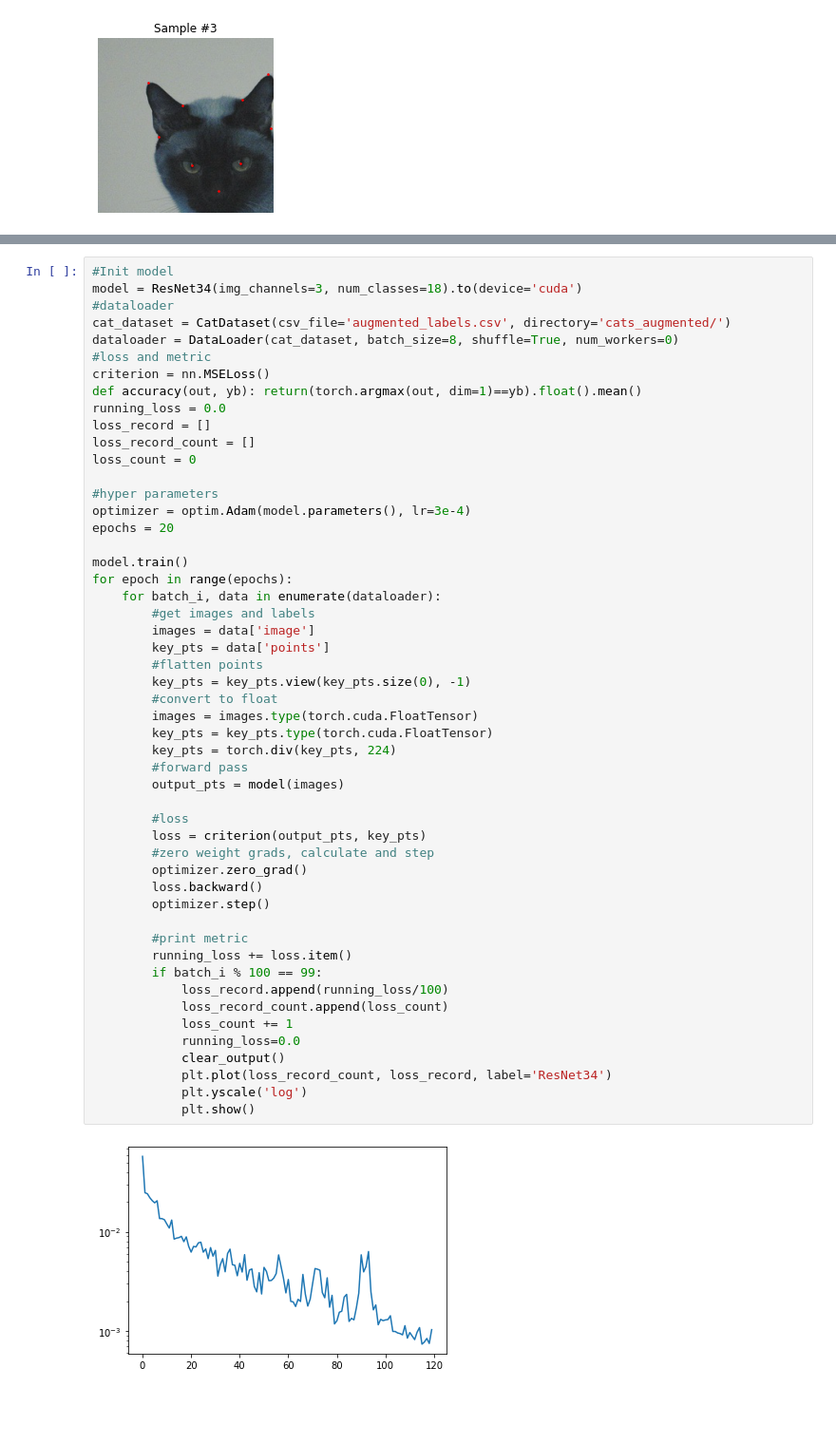
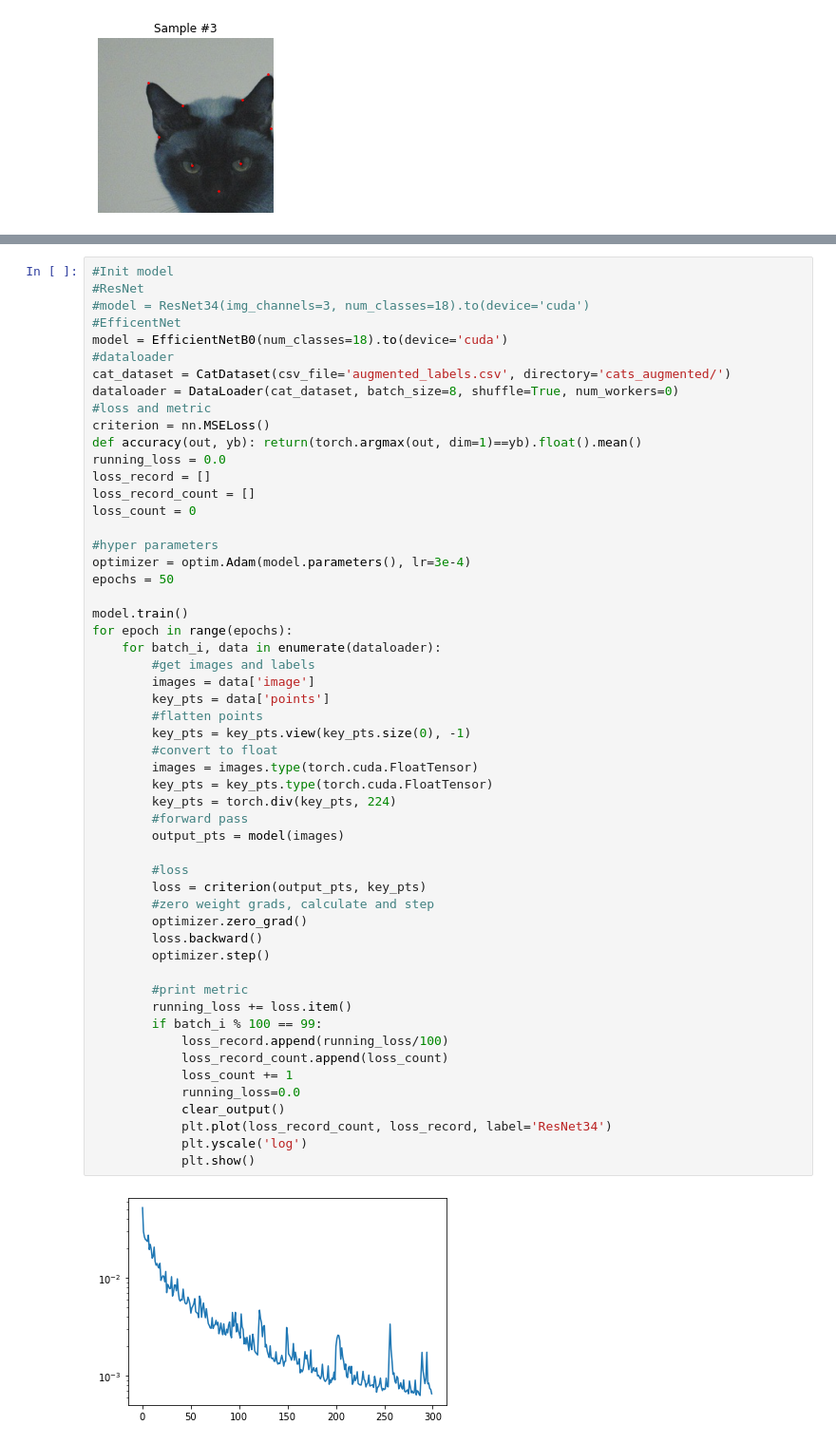
Before and after one commit to MaxVanDijck/cat-face-detection, a Jupyter notebook: model.ipynb, the cells around one changed output, grey strips where cells are left out. Shown at 95% size. Cells and saved outputs as stored; diff of their text form; blank space fills up the shorter version.

```diff
--- a/model.ipynb
+++ b/model.ipynb
@@ -209,6 +376,9 @@ def ResNet34(img_channels=3, num_classes=1000):
 # %%
 #Init model
-model = ResNet34(img_channels=3, num_classes=18).to(device='cuda')
+#ResNet
+#model = ResNet34(img_channels=3, num_classes=18).to(device='cuda')
+#EfficentNet
+model = EfficientNetB0(num_classes=18).to(device='cuda')
 #dataloader
 cat_dataset = CatDataset(csv_file='augmented_labels.csv', directory='cats_augmented/')
 dataloader = DataLoader(cat_dataset, batch_size=8, shuffle=True, num_workers=0)
@@ -222,7 +392,7 @@ loss_count = 0
 
 #hyper parameters
 optimizer = optim.Adam(model.parameters(), lr=3e-4)
-epochs = 20
+epochs = 50
 
 model.train()
 for epoch in range(epochs):
@@ -231,34 +401,34 @@ for epoch in range(epochs):
         images = data['image']
         key_pts = data['points']
         #flatten points
         key_pts = key_pts.view(key_pts.size(0), -1)
         #convert to float
         images = images.type(torch.cuda.FloatTensor)
         key_pts = key_pts.type(torch.cuda.FloatTensor)
         key_pts = torch.div(key_pts, 224)
         #forward pass
         output_pts = model(images)
 
         #loss
         loss = criterion(output_pts, key_pts)
         #zero weight grads, calculate and step
         optimizer.zero_grad()
         loss.backward()
         optimizer.step()
 
         #print metric
         running_loss += loss.item()
         if batch_i % 100 == 99:
             loss_record.append(running_loss/100)
             loss_record_count.append(loss_count)
             loss_count += 1
             running_loss=0.0
             clear_output()
             plt.plot(loss_record_count, loss_record, label='ResNet34')
             plt.yscale('log')
             plt.show()
 # %% [output]
-[figure, old version]
+[figure, new version]
 # %%
 def show_landmarks(image, points):
     """Show image with landmarks"""
```
Also changed, not shown: parts of 3 cells of this notebook.
